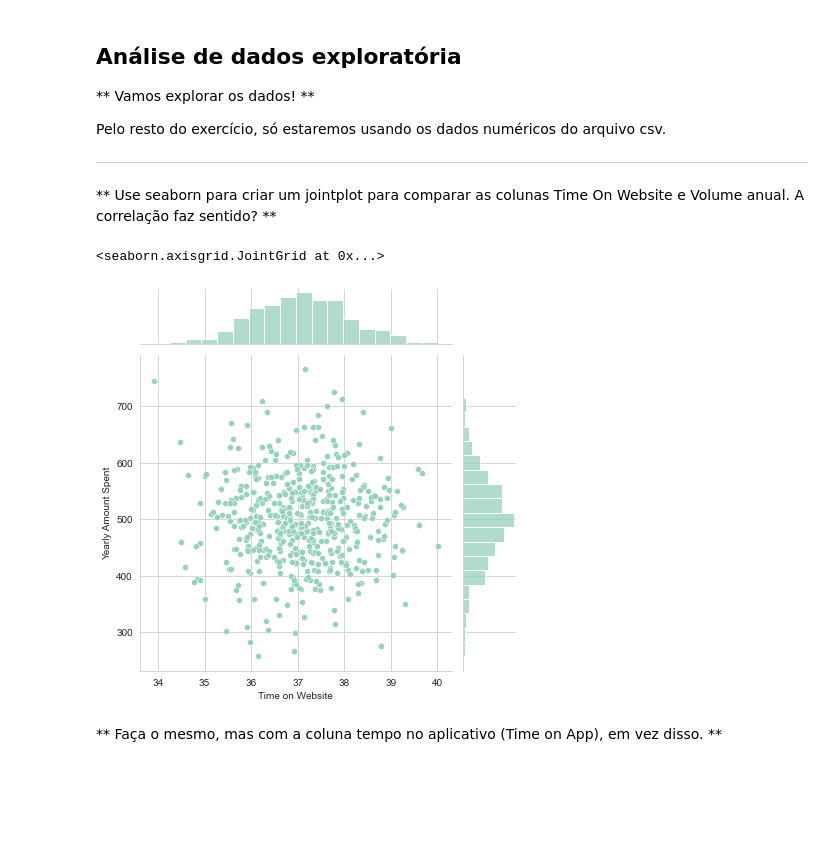
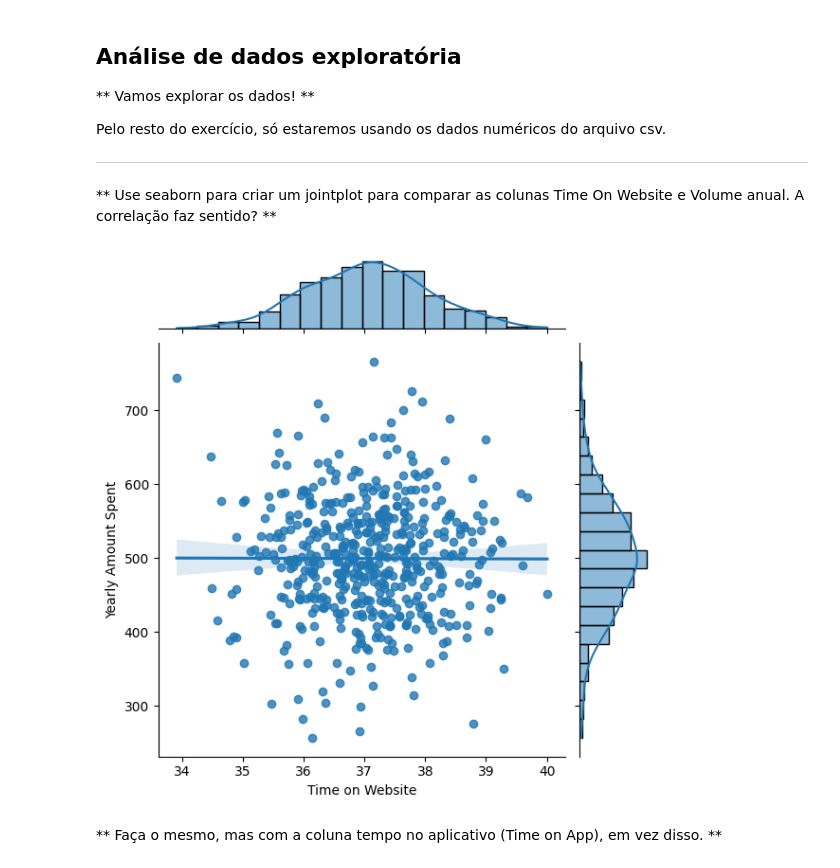
Before and after one commit to ialeonardomartini/modelos-de-classificacao-e-regressao, a Jupyter notebook: 3. Regressão Linear em Dados de Ecommerce/regressao-linear-projeto.ipynb, the cells around one changed output. Cells and saved outputs as stored; diff of their text form; code cells hidden in the pictures; blank space fills up the shorter version.

```diff
--- a/3. Regressão Linear em Dados de Ecommerce/regressao-linear-projeto.ipynb
+++ b/3. Regressão Linear em Dados de Ecommerce/regressao-linear-projeto.ipynb
@@ -26,7 +26,7 @@ Trabalharemos com o arquivo csv do Ecommerce Customers da empresa. Possui inform
 
 ** Leia no arquivo csv do Ecommerce Customers como um DataFrame chamado clientes. **
 # %%
-clientes = pd.read_csv("Ecommerce Customers")
+clientes = pd.read_csv("ecommerce-customers.csv")
 # %% [markdown]
 **Verifique o cabeçalho dos clientes e confira os seus métodos info () e describe().**
 # %%
@@ -76,15 +76,17 @@ memory usage: 31.4+ KB
 Pelo resto do exercício, só estaremos usando os dados numéricos do arquivo csv.
 ___
 ** Use seaborn para criar um jointplot para comparar as colunas Time On Website e Volume anual. A correlação faz sentido? **
-# %%
-sns.set_palette("GnBu_d")
-sns.set_style('whitegrid')
 # %%
-# Mais tempo no site, mais dinheiro gasto
-sns.jointplot(x='Time on Website',y='Yearly Amount Spent',data=customers)
+sns.jointplot(
+    data=clientes,
+    x="Time on Website",
+    y="Yearly Amount Spent",
+    kind="reg"
+)
+
+plt.show()
 # %% [output]
-<seaborn.axisgrid.JointGrid at 0x...>
-[figure, old version]
+[figure, new version]
 # %% [markdown]
 ** Faça o mesmo, mas com a coluna tempo no aplicativo (Time on App), em vez disso. **
 # %%
```
Also changed, not shown: parts of 22 cells of this notebook.
